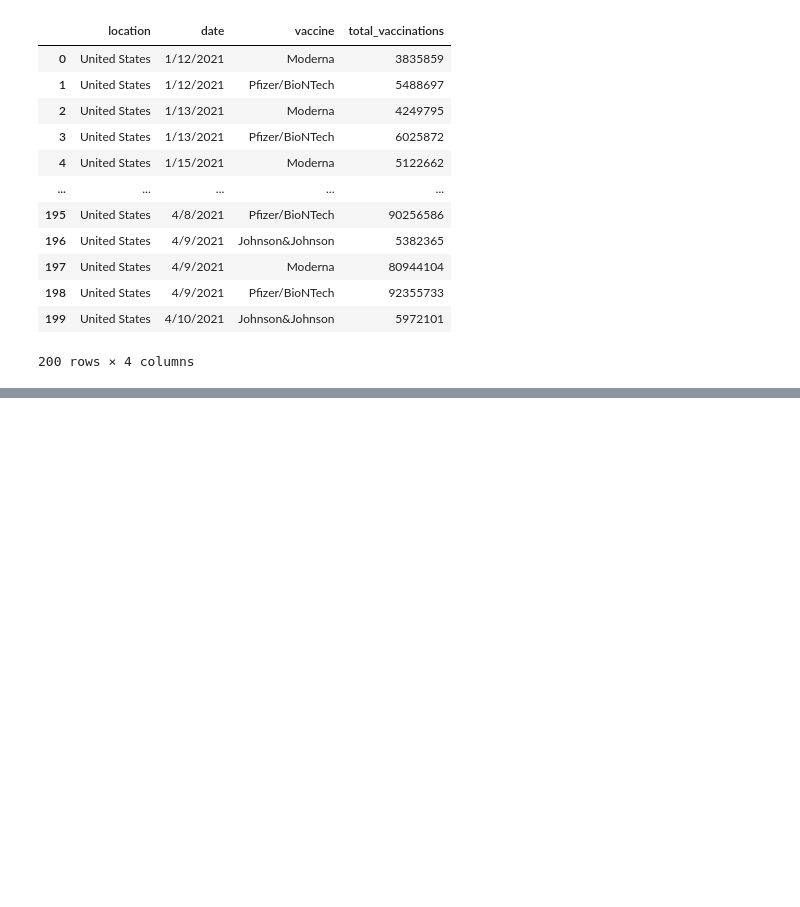
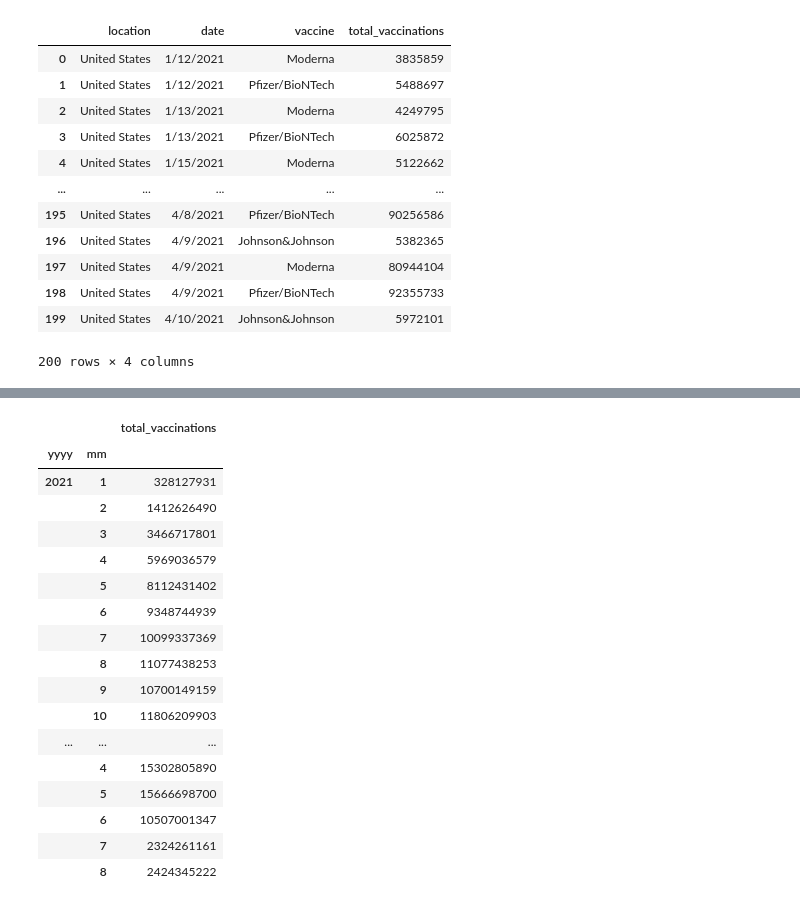
Before and after one commit to tashunaj/team-5, a Jupyter notebook: script.py.ipynb, the cells around one changed output, grey strips where cells are left out. Cells and saved outputs as stored; diff of their text form; code cells hidden in the pictures; blank space fills up the shorter version.

```diff
--- a/script.py.ipynb
+++ b/script.py.ipynb
@@ -162,0 +212,22 @@ us_df.head(200)
+# %%
+grouped_us_df = us_df.groupby(['yyyy','mm']).sum()
+grouped_us_df.head(50)
+# %% [output]
+|  |  | total_vaccinations |
+| yyyy | mm |  |
+| 2021 | 1 | 328127931 |
+|  | 2 | 1412626490 |
+|  | 3 | 3466717801 |
+|  | 4 | 5969036579 |
+|  | 5 | 8112431402 |
+|  | 6 | 9348744939 |
+|  | 7 | 10099337369 |
+|  | 8 | 11077438253 |
+|  | 9 | 10700149159 |
+|  | 10 | 11806209903 |
+| ... | ... | ... |
+|  | 4 | 15302805890 |
+|  | 5 | 15666698700 |
+|  | 6 | 10507001347 |
+|  | 7 | 2324261161 |
+|  | 8 | 2424345222 |
```
Also changed, not shown: parts of 9 cells of this notebook.
